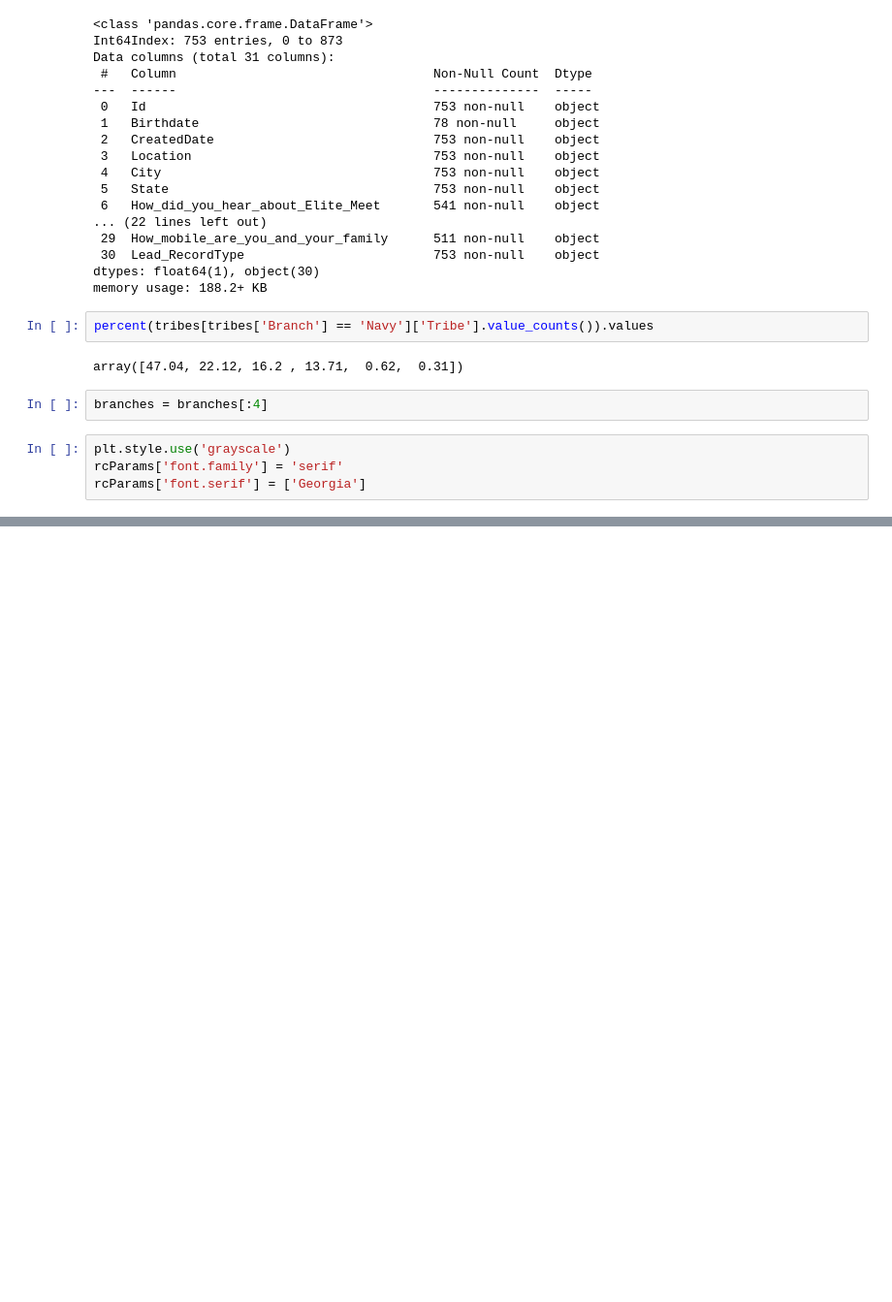
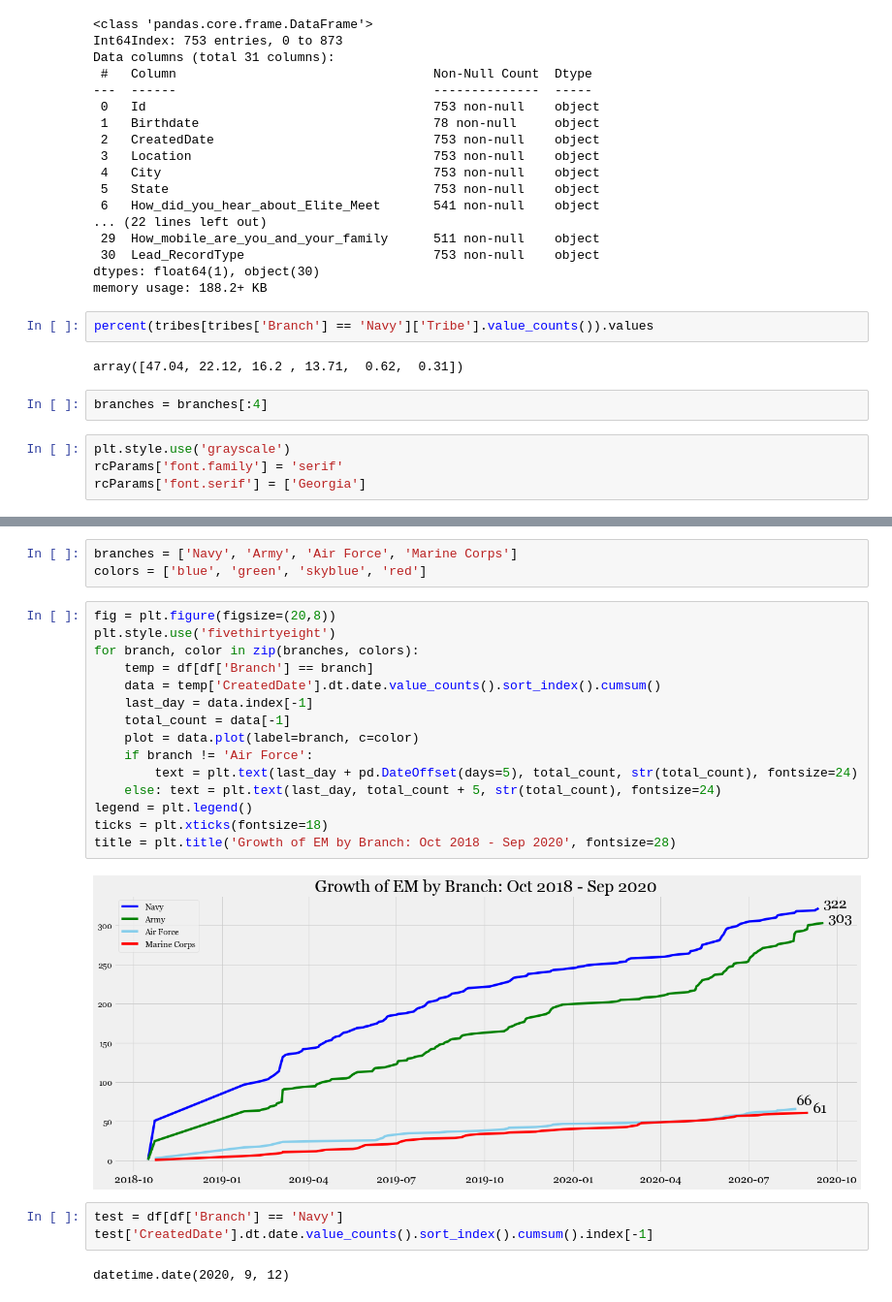
Before and after one commit to americanthinker/Capstone_Project_I, a Jupyter notebook: SOF_Analysis.ipynb, the cells around one changed output, grey strips where cells are left out. Shown at 97% size. Saved outputs shown, nothing was run; the diff lists cells and outputs as text; blank space fills up the shorter version.

```diff
--- a/SOF_Analysis.ipynb
+++ b/SOF_Analysis.ipynb
@@ -162,0 +273,25 @@ plt.style.available
+# %%
+branches = ['Navy', 'Army', 'Air Force', 'Marine Corps']
+colors = ['blue', 'green', 'skyblue', 'red']
+# %%
+fig = plt.figure(figsize=(20,8))
+plt.style.use('fivethirtyeight')
+for branch, color in zip(branches, colors):
+    temp = df[df['Branch'] == branch]
+    data = temp['CreatedDate'].dt.date.value_counts().sort_index().cumsum()
+    last_day = data.index[-1]
+    total_count = data[-1]
+    plot = data.plot(label=branch, c=color)
+    if branch != 'Air Force':
+        text = plt.text(last_day + pd.DateOffset(days=5), total_count, str(total_count), fontsize=24)
+    else: text = plt.text(last_day, total_count + 5, str(total_count), fontsize=24)
+legend = plt.legend()
+ticks = plt.xticks(fontsize=18)
+title = plt.title('Growth of EM by Branch: Oct 2018 - Sep 2020', fontsize=28)
+# %% [output]
+[figure, added]
+# %%
+test = df[df['Branch'] == 'Navy']
+test['CreatedDate'].dt.date.value_counts().sort_index().cumsum().index[-1]
+# %% [output]
+datetime.date(2020, 9, 12)
```
Also changed, not shown: parts of 49 cells of this notebook, 7 other files.
